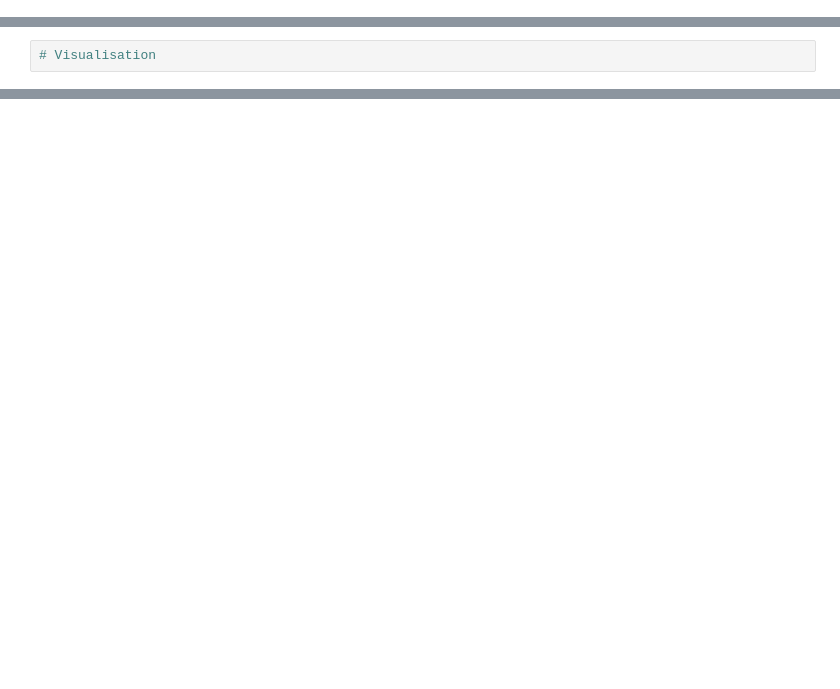
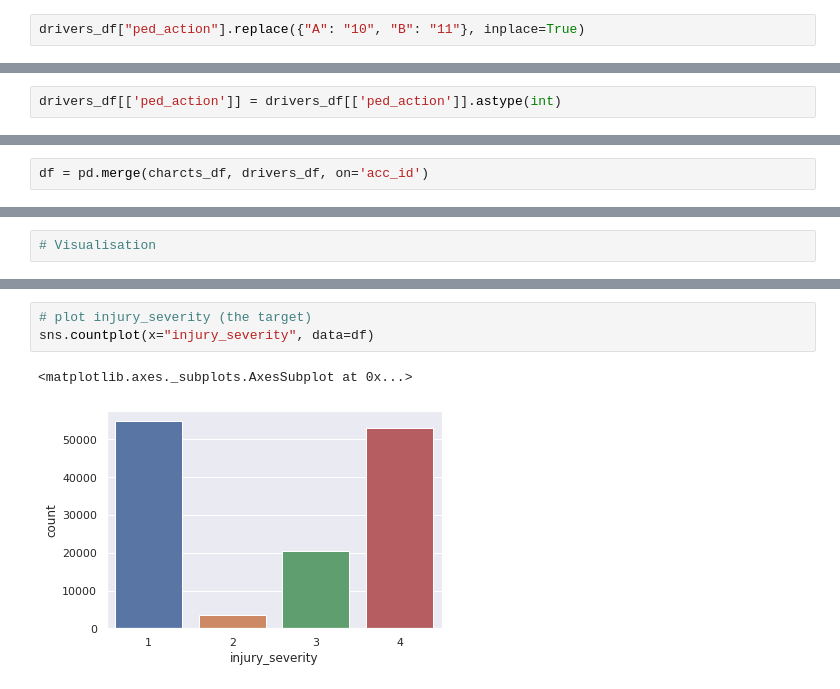
Before and after one commit to Menox-tech/myFirstRepo, a Jupyter notebook: TrafficDS_1.ipynb, the cells around one changed output, grey strips where cells are left out. Drawn from its saved outputs; the diff is of its cells as text; blank space fills up the shorter version.

```diff
--- a/TrafficDS_1.ipynb
+++ b/TrafficDS_1.ipynb
@@ -351,0 +222,2 @@ charcts_df[['Light', 'Location','Intersection','Weather_cond','Collison_type']]
+# %%
+drivers_df["ped_action"].replace({"A": "10", "B": "11"}, inplace=True)
@@ -351,0 +226,2 @@ charcts_df[['Light', 'Location','Intersection','Weather_cond','Collison_type']]
+# %%
+drivers_df[['ped_action']] = drivers_df[['ped_action']].astype(int)
@@ -351,0 +266,2 @@ charcts_df[['Light', 'Location','Intersection','Weather_cond','Collison_type']]
+# %%
+df = pd.merge(charcts_df, drivers_df, on='acc_id')
@@ -357,0 +290,6 @@ charcts_df[['Light', 'Location','Intersection','Weather_cond','Collison_type']]
+# %%
+# plot injury_severity (the target)
+sns.countplot(x="injury_severity", data=df)
+# %% [output]
+<matplotlib.axes._subplots.AxesSubplot at 0x...>
+[figure, added]
```
Also changed, not shown: parts of 41 cells of this notebook.
